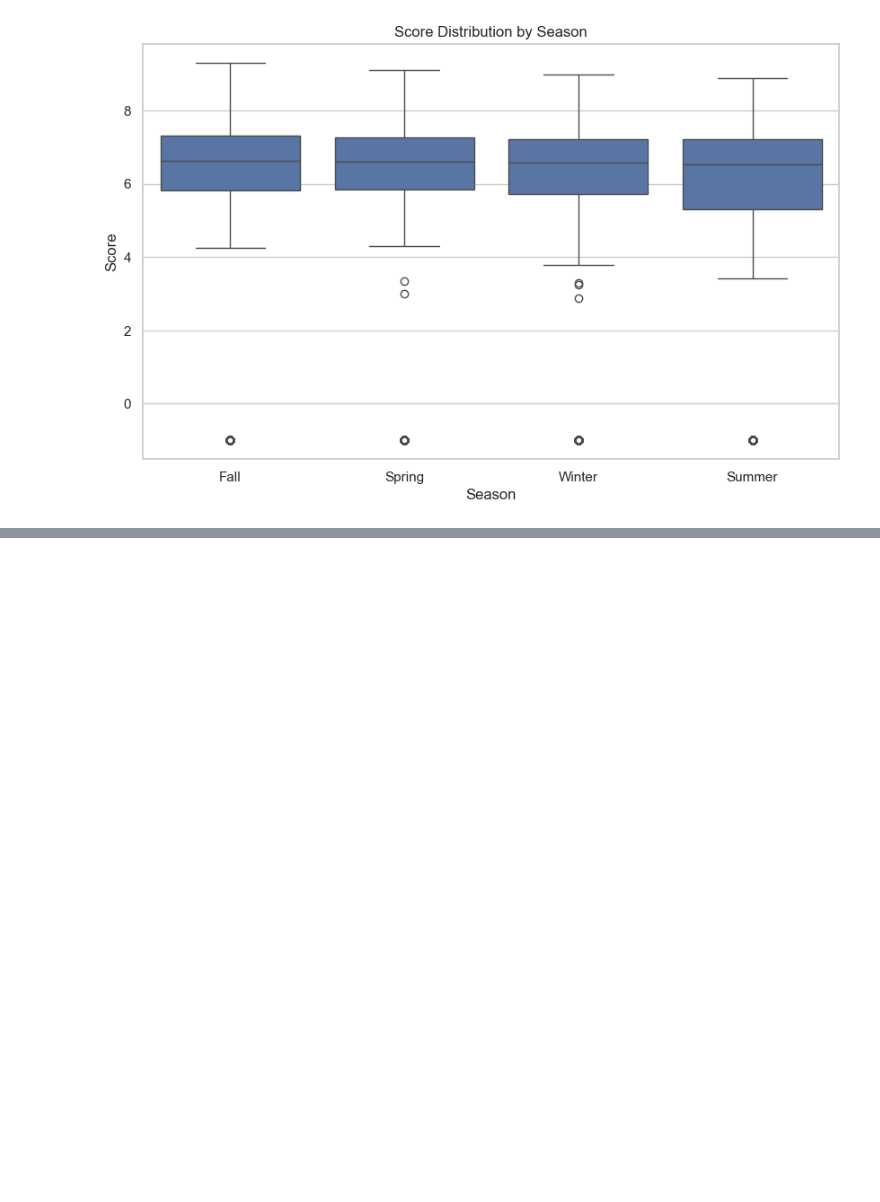
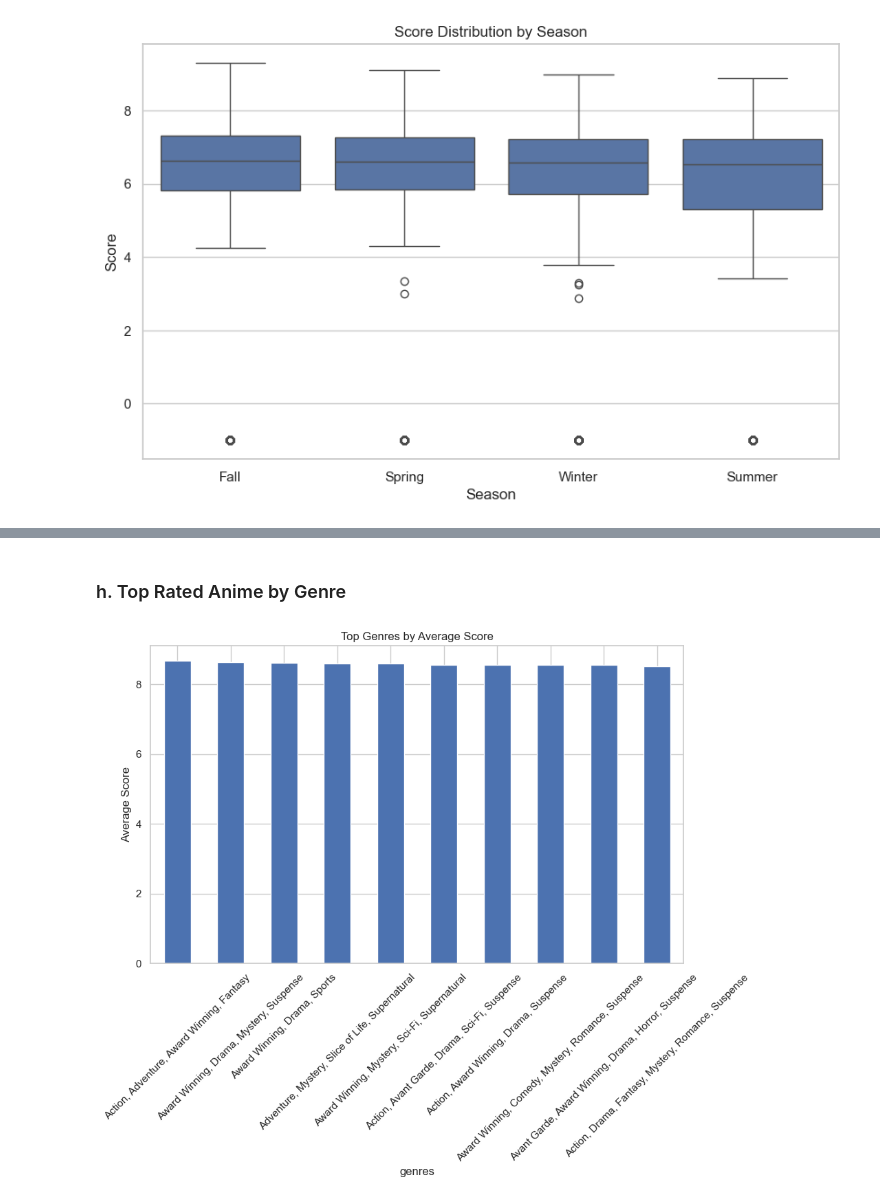
Before and after one commit to MIAR-Riza27/anime-rating-predictor, a Jupyter notebook: notebooks/01-eda.ipynb, the cells around one changed output, grey strips where cells are left out. Drawn from its saved outputs; the diff is of its cells as text; code cells hidden in the pictures; blank space fills up the shorter version.

```diff
--- a/notebooks/01-eda.ipynb
+++ b/notebooks/01-eda.ipynb
@@ -338,0 +394,11 @@ plt.show()
+# %% [markdown]
+### h. Top Rated Anime by Genre
+# %%
+# Plot top genres by average score
+df_genre = df_selected.explode("genres")
+top_genre_scores = df_genre[df_genre['score'] > 0].groupby("genres")["score"].mean().sort_values(ascending=False).head(10)
+top_genre_scores.plot(kind="bar", title="Top Genres by Average Score", ylabel="Average Score")
+plt.xticks(rotation=45)
+plt.show()
+# %% [output]
+[figure, added]
```
Also changed, not shown: parts of 13 cells of this notebook.
